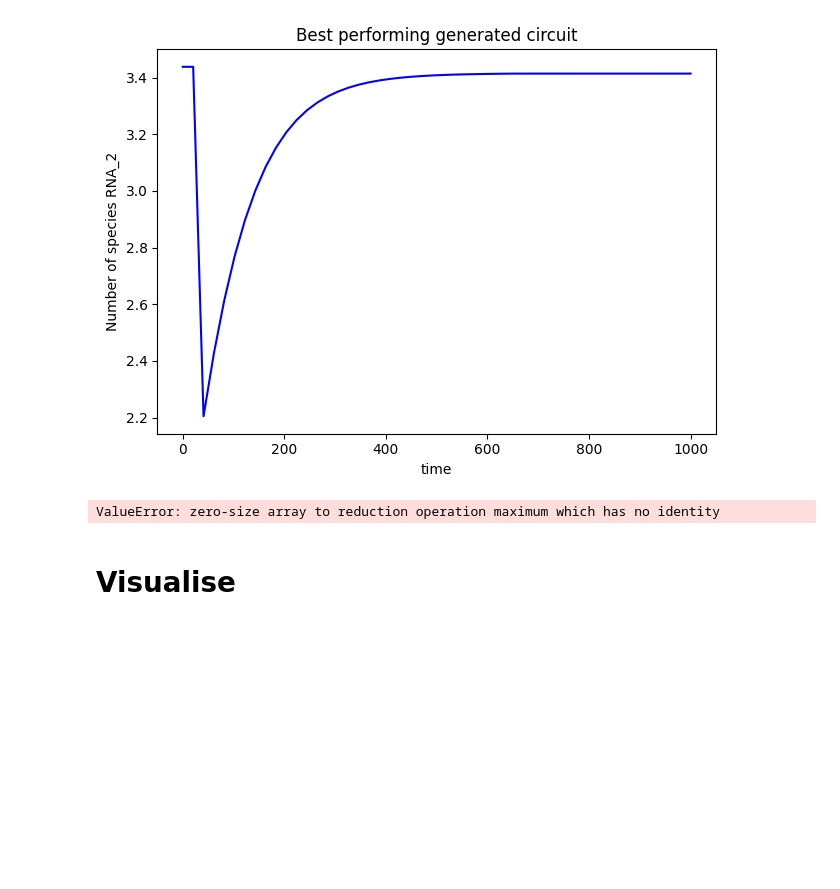
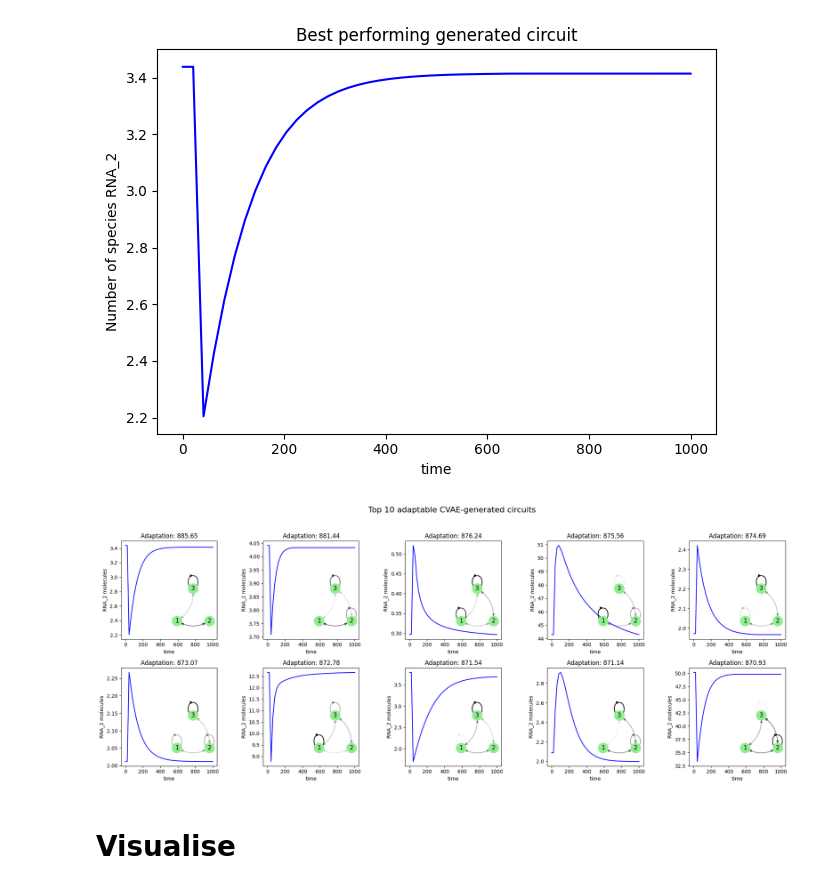
Before and after one commit to olive004/EvoScaper, a Jupyter notebook: notebooks/02_cvae_verify.ipynb, the cells around one changed output. Drawn from its saved outputs; the diff is of its cells as text; code cells hidden in the pictures; blank space fills up the shorter version.

```diff
--- a/notebooks/02_cvae_verify.ipynb
+++ b/notebooks/02_cvae_verify.ipynb
@@ -243,20 +236,67 @@ fake_circuits.reshape(np.prod(fake_circuits.shape[:-1]), -1)[idx_max], analytics
         -19.270512 ], dtype=float32),
  np.float64(25.48119354248047))
 [figure]
+# %%
+n_top = 10
+# a = np.array(analytics['adaptation'])
+# a = np.where(np.isfinite(analytics['adaptation']) & (np.array(analytics['response_time_wrt_species-6']) < 750), analytics['adaptation'], np.nan)
+# a = np.where(np.isfinite(analytics['adaptation']) & (np.array(analytics['initial_steady_states']) > 10), analytics['adaptation'], 0)
+a = np.where(np.isfinite(analytics['adaptation']) & (
+    analytics['overshoot'] / analytics['initial_steady_states'] > 0.05) & (
+        analytics['response_time_wrt_species-6'] < (0.7 * analytics['response_time_wrt_species-6'].max())), analytics['adaptation'], 0)
+# idxs_top_adapt = np.argsort(a[:, idx_output])[:n_top]
+idxs_top_adapt = np.argsort(a[:, idx_output])[-n_top:][::-1]
+nrows = 2
+ncols = int(np.ceil(n_top / nrows))
+
+
+def make_nx_weights(energies, n_nodes):
+    energies_mod = np.interp(
+        energies, (energies.min(), energies.max()), (1, 0))
+    keys = [tuple(sorted(ii)) for ii in zip(*[(i + 1).tolist()
+                                              for i in np.triu_indices(n_nodes)])]
+    weights = dict(zip(keys, energies_mod.round(2).tolist()))
+    # keys2 = [tuple(np.array(ii)[::-1].tolist()) for ii in zip(*[(i + 1).tolist() for i in np.triu_indices(n_nodes)])]
+    # weights2 = dict(zip(keys2, energies_mod.round(2).tolist()))
+    # weights.update(weights2)
+    return weights
+
+
+fig, axs = plt.subplots(nrows=nrows, ncols=ncols,
+                        figsize=(ncols * 4, nrows * 4))
+for i, idx in enumerate(idxs_top_adapt):
+    ax = axs[i // ncols, i % ncols]
+    ax.plot(ts, ys[idx, :, idx_output].T, color='b')
+    # ax.plot(ts, ys[idx, :, idx_signal].T, color='r')
+    # ax.set_ylim([0, 410])
+    w = fake_circuits.reshape(np.prod(fake_circuits.shape[:-1]), -1)[idx]
+    create_network_inset(fig, ax, width=0.9, height=0.9, edge_weights=make_nx_weights(
+        w, n_nodes=3), node_color='lightgreen')
+    ax.set_title(f'Adaptation: {a[idx, idx_output]:.2f}')
+    ax.set_xlabel('time')
+    ax.set_ylabel(f'{input_species[idx_output]} molecules')
+
+plt.suptitle(f'Top {n_top} adaptable CVAE-generated circuits', fontsize=16)
+plt.tight_layout(rect=[0, 0, 1, 0.95])
+plt.savefig(os.path.join(top_write_dir,
+            'best_performing_circuits_networks.png'))
+
+# w, fake_circuits.reshape(np.prod(fake_circuits.shape[:-1]), -1)[idxs_top_adapt] #, analytics['sensitivity_wrt_species-6'][idx_max, idx_output]
+# %% [output]
+[figure, added]
 # %%
 idx_signal = -3
 idx_output = -1
-plt.plot(np.concatenate([ts0, ts+ts0.max()]),
-         np.concatenate([y00s[idx_max, :, -3:].T, ys[idx_max, :, -3:].T], axis=-1).T)
-plt.xlabel('time')
-plt.ylabel(f'Amount of species {input_species[idx_output]}')
-plt.title('Best performing generated circuit')
+if len(y00s):
+    plt.plot(np.concatenate([ts0, ts+ts0.max()]),
+            np.concatenate([y00s[idx_max, :, -3:].T, ys[idx_max, :, -3:].T], axis=-1).T)
+    plt.xlabel('time')
+    plt.ylabel(f'Amount of species {input_species[idx_output]}')
+    plt.title('Best performing generated circuit')
 
-plt.tight_layout()
-plt.savefig(os.path.join(top_write_dir, 'best_performing_circuit_full.png'))
-fake_circuits.reshape(np.prod(fake_circuits.shape[:-1]), -1)[idx_max], analytics['sensitivity_wrt_species-6'][idx_max, idx_output], analytics['adaptation'][idx_max, idx_output], analytics['overshoot'][idx_max, idx_output], analytics['response_time_wrt_species-6'][idx_max, idx_output]
+    plt.tight_layout()
+    plt.savefig(os.path.join(top_write_dir, 'best_performing_circuit_full.png'))
+    fake_circuits.reshape(np.prod(fake_circuits.shape[:-1]), -1)[idx_max], analytics['sensitivity_wrt_species-6'][idx_max, idx_output], analytics['adaptation'][idx_max, idx_output], analytics['overshoot'][idx_max, idx_output], analytics['response_time_wrt_species-6'][idx_max, idx_output]
-# %% [output]
-ValueError: zero-size array to reduction operation maximum which has no identity
 # %% [markdown]
 # Visualise
 # %%
```
Also changed, not shown: parts of 7 cells of this notebook, 7 other files.
